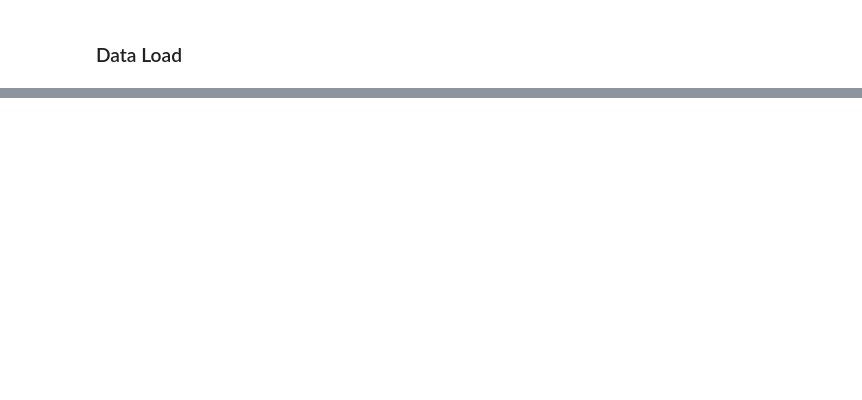
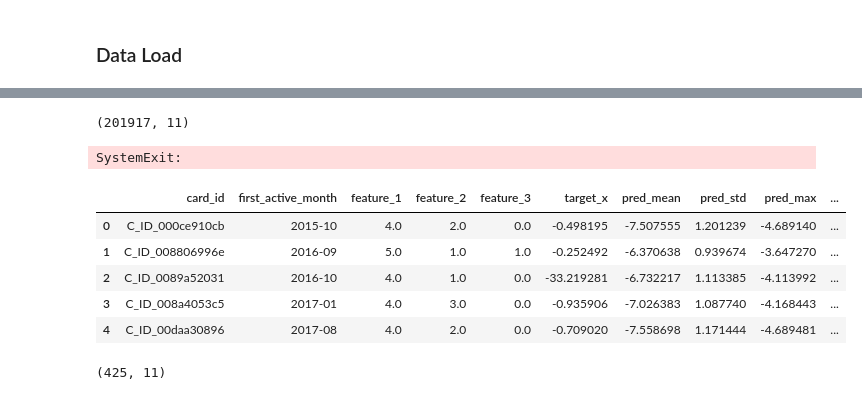
Before and after one commit to Chestnut1999/Elo-Recommendation-23place, a Jupyter notebook: py/116_elo_eda_500seed_avg.ipynb, the cells around one changed output, grey strips where cells are left out. Cells and saved outputs as stored; diff of their text form; code cells hidden in the pictures; blank space fills up the shorter version.

```diff
--- a/py/116_elo_eda_500seed_avg.ipynb
+++ b/py/116_elo_eda_500seed_avg.ipynb
@@ -63,3 +67,29 @@ result['pred_diff_target'] = result['pred_mean'] - result[target]
 # %%
 result.drop(pred_cols, axis=1, inplace=True)
 result.to_csv('../output/1228_elo_eda_500seed_pred.csv', index=False)
+# %%
+import glob
+
+win_path = '../features/4_winner/*'
+# Data Load
+base = utils.read_df_pkl('../input/base*')
+win_path_list = glob.glob(win_path)
+train_path_list = []
+test_path_list = []
+for path in win_path_list:
+    if path.count('train'):
+        train_path_list.append(path)
+    elif path.count('test'):
+        test_path_list.append(path)
+
+base_train = base[~base[target].isnull()].reset_index(drop=True)
+base_test = base[base[target].isnull()].reset_index(drop=True)
+train_feature_list = utils.parallel_load_data(path_list=train_path_list)
+test_feature_list = utils.parallel_load_data(path_list=test_path_list)
+train = pd.concat(train_feature_list, axis=1)
+train = pd.concat([base_train, train], axis=1)
+test = pd.concat(test_feature_list, axis=1)
+test = pd.concat([base_test, test], axis=1)
+
+train_test = pd.concat([train, test], ignore_index=True)
+train_test.head()
@@ -65,0 +103,22 @@ result.to_csv('../output/1228_elo_eda_500seed_pred.csv', index=False)
+# %%
+train.sort_index(axis=1, inplace=True)
+
+seed500 = pd.read_csv('../output/1228_elo_eda_500seed_pred.csv')
+seed500 = seed500[~seed500[target].isnull()]
+
+seed_max5 = seed500.query("pred_max>=-5 and pred_max<-3 and target >-100")
+seed_max5.shape
+seed_max5 = seed_max5.merge(train, how='inner', on=key)
+seed_max5.shape
+# %% [output]
+(201917, 11)
+SystemExit:
+# %%
+seed_max5.head()
+# %% [output]
+|  | card_id | first_active_month | feature_1 | feature_2 | feature_3 | target_x | pred_mean | pred_std | pred_max | ... |
+| 0 | C_ID_000ce910cb | 2015-10 | 4.0 | 2.0 | 0.0 | -0.498195 | -7.507555 | 1.201239 | -4.689140 | ... |
+| 1 | C_ID_008806996e | 2016-09 | 5.0 | 1.0 | 1.0 | -0.252492 | -6.370638 | 0.939674 | -3.647270 | ... |
+| 2 | C_ID_0089a52031 | 2016-10 | 4.0 | 1.0 | 0.0 | -33.219281 | -6.732217 | 1.113385 | -4.113992 | ... |
+| 3 | C_ID_008a4053c5 | 2017-01 | 4.0 | 3.0 | 0.0 | -0.935906 | -7.026383 | 1.087740 | -4.168443 | ... |
+| 4 | C_ID_00daa30896 | 2017-08 | 4.0 | 2.0 | 0.0 | -0.709020 | -7.558698 | 1.171444 | -4.689481 | ... |
@@ -65,0 +133,5 @@ result.to_csv('../output/1228_elo_eda_500seed_pred.csv', index=False)
+# %%
+# train.loc[train.card_id.isin(id_seed_std001), :].shape
+seed500.query("pred_max<-5 and target >-100")[seed500[target]>-30].shape
+# %% [output]
+(425, 11)
```
Also changed, not shown: parts of 7 cells of this notebook, 4 other files.
